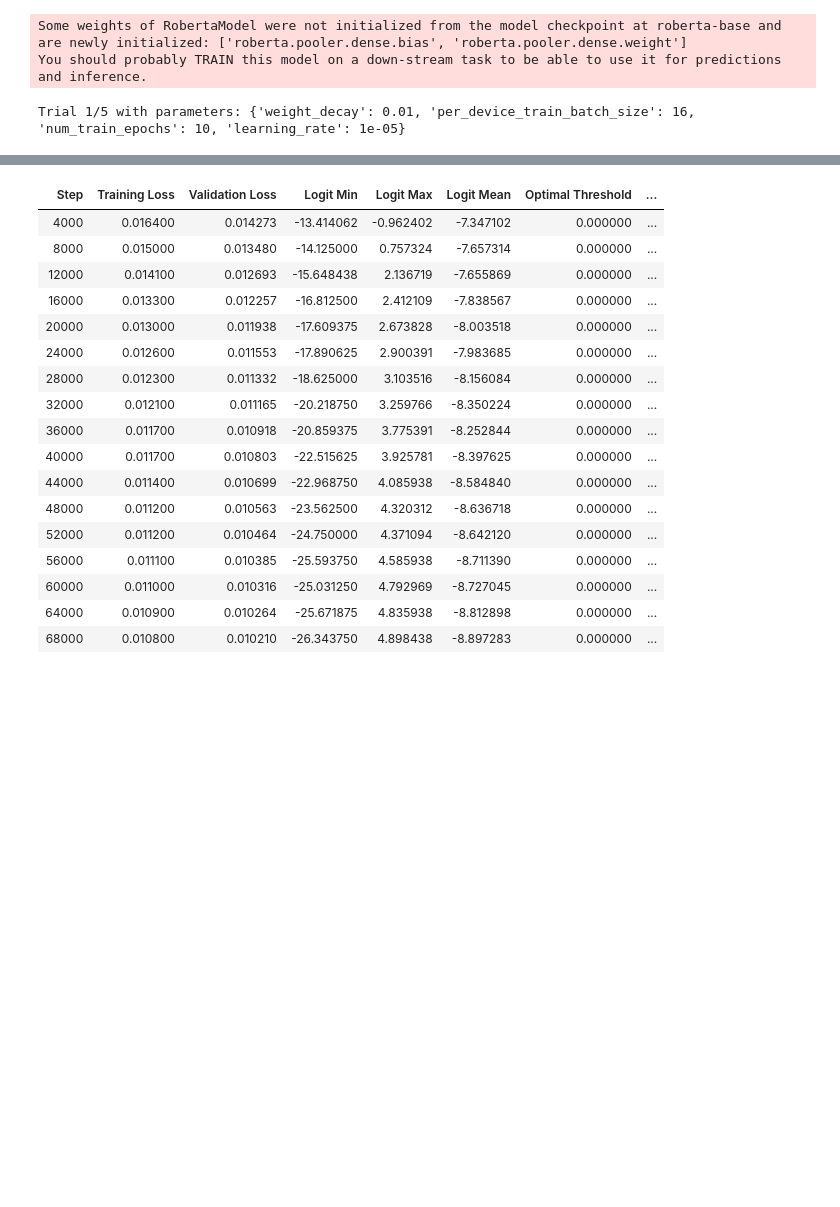
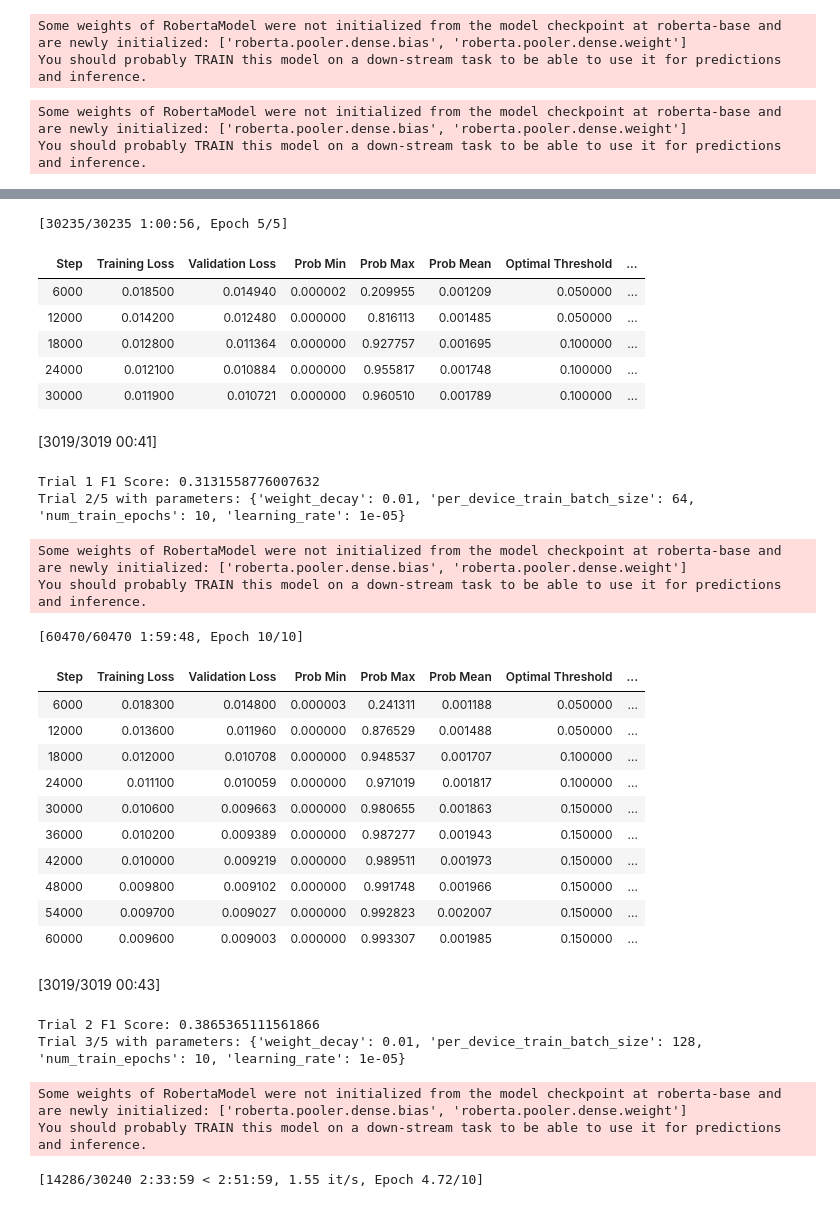
Before and after one commit to jmersinger/Music-Genre-Classification-with-RoBERTa, a Jupyter notebook: analysis.ipynb, the cells around one changed output, grey strips where cells are left out. Saved outputs shown, nothing was run; the diff lists cells and outputs as text; code cells hidden in the pictures; blank space fills up the shorter version.

```diff
--- a/analysis.ipynb
+++ b/analysis.ipynb
@@ -168,11 +168,14 @@ WARNING:tensorflow:From C:\Users\judem\AppData\Local\Packages\PythonSoftwareFoun
 # %%
 # Tokenization function
 def tokenize_data(X):
+    combined_text = X.apply(lambda row: " ".join(row.astype(str)), axis=1)
+
+    # Tokenize the combined text
     return tokenizer(
-        list(X["name"]),
+        combined_text.tolist(),
         padding=True,
         truncation=True,
-        max_length=64,
+        max_length=16,
         return_tensors="pt"
     )
 
@@ -180,9 +183,13 @@ def tokenize_data(X):
 class MultiLabelDataset(torch.utils.data.Dataset):
     def __init__(self, X, y):
         tokenized = tokenize_data(X)
+
         self.input_ids = tokenized["input_ids"]
         self.attention_mask = tokenized["attention_mask"]
         self.labels = torch.tensor(y)
+
+        token_lengths = [len(ids) for ids in self.input_ids]
+        print(f"Token length range: {min(token_lengths)} to {max(token_lengths)}")
 
     def __len__(self):
         return len(self.labels)
@@ -271,9 +294,12 @@ def compute_metrics(pred, threshold_range=(0.0, 0.2, 0.01)):
     }
 # %%
 # Initialize the model
-num_labels = len(y_train[0])
-model = MultiLabelRoBERTa(num_labels=num_labels)
-model.roberta.gradient_checkpointing_enable()
+def initialize_model():
+    num_labels = len(y_train[0])
+    model = MultiLabelRoBERTa(num_labels=num_labels)
+    model.roberta.gradient_checkpointing_enable()
+    return model
+model = initialize_model()
 # %% [output]
 Some weights of RobertaModel were not initialized from the model checkpoint at roberta-base and are newly initialized: ['roberta.pooler.dense.bias', 'roberta.pooler.dense.weight']
 You should probably TRAIN this model on a down-stream task to be able to use it for predictions and inference.
@@ -431,7 +487,7 @@ import torch
 param_grid = {
     "learning_rate": [1e-5],
     "num_train_epochs": [5, 10],
-    "per_device_train_batch_size": [16, 32, 64, 128],
+    "per_device_train_batch_size": [32, 64, 128],
     "weight_decay": [0.01]
 }
 
@@ -447,12 +503,15 @@ best_model = None
 for i, params in enumerate(param_samples):
     print(f"Trial {i+1}/{n_trials} with parameters: {params}")
 
+    model = initialize_model()
+
     # Update TrainingArguments dynamically
     training_args = TrainingArguments(
         output_dir=f"./results/trial_{i}",
         eval_strategy="steps",
-        eval_steps=4000,
-        save_strategy="no",
+        eval_steps=6000,
+        save_strategy="steps",
+        save_steps=6000,
         learning_rate=params["learning_rate"],
         per_device_train_batch_size=params["per_device_train_batch_size"],
         per_device_eval_batch_size=16,
@@ -494,4 +553,5 @@ print(f"Best Parameters: {best_params}")
 # Save the best model
 best_model.save_model("./best-model")
 # %% [output]
-Trial 1/5 with parameters: {'weight_decay': 0.01, 'per_device_train_batch_size': 16, 'num_train_epochs': 10, 'learning_rate': 1e-05}
+Some weights of RobertaModel were not initialized from the model checkpoint at roberta-base and are newly initialized: ['roberta.pooler.dense.bias', 'roberta.pooler.dense.weight']
+You should probably TRAIN this model on a down-stream task to be able to use it for predictions and inference.
@@ -499,18 +559,30 @@ Trial 1/5 with parameters: {'weight_decay': 0.01, 'per_device_train_batch_size':
+[30235/30235 1:00:56, Epoch 5/5]
-| Step | Training Loss | Validation Loss | Logit Min | Logit Max | Logit Mean | Optimal Threshold | ... |
-| 4000 | 0.016400 | 0.014273 | -13.414062 | -0.962402 | -7.347102 | 0.000000 | ... |
-| 8000 | 0.015000 | 0.013480 | -14.125000 | 0.757324 | -7.657314 | 0.000000 | ... |
-| 12000 | 0.014100 | 0.012693 | -15.648438 | 2.136719 | -7.655869 | 0.000000 | ... |
-| 16000 | 0.013300 | 0.012257 | -16.812500 | 2.412109 | -7.838567 | 0.000000 | ... |
-| 20000 | 0.013000 | 0.011938 | -17.609375 | 2.673828 | -8.003518 | 0.000000 | ... |
-| 24000 | 0.012600 | 0.011553 | -17.890625 | 2.900391 | -7.983685 | 0.000000 | ... |
-| 28000 | 0.012300 | 0.011332 | -18.625000 | 3.103516 | -8.156084 | 0.000000 | ... |
-| 32000 | 0.012100 | 0.011165 | -20.218750 | 3.259766 | -8.350224 | 0.000000 | ... |
-| 36000 | 0.011700 | 0.010918 | -20.859375 | 3.775391 | -8.252844 | 0.000000 | ... |
-| 40000 | 0.011700 | 0.010803 | -22.515625 | 3.925781 | -8.397625 | 0.000000 | ... |
-| 44000 | 0.011400 | 0.010699 | -22.968750 | 4.085938 | -8.584840 | 0.000000 | ... |
-| 48000 | 0.011200 | 0.010563 | -23.562500 | 4.320312 | -8.636718 | 0.000000 | ... |
-| 52000 | 0.011200 | 0.010464 | -24.750000 | 4.371094 | -8.642120 | 0.000000 | ... |
-| 56000 | 0.011100 | 0.010385 | -25.593750 | 4.585938 | -8.711390 | 0.000000 | ... |
-| 60000 | 0.011000 | 0.010316 | -25.031250 | 4.792969 | -8.727045 | 0.000000 | ... |
-| 64000 | 0.010900 | 0.010264 | -25.671875 | 4.835938 | -8.812898 | 0.000000 | ... |
-| 68000 | 0.010800 | 0.010210 | -26.343750 | 4.898438 | -8.897283 | 0.000000 | ... |
+| Step | Training Loss | Validation Loss | Prob Min | Prob Max | Prob Mean | Optimal Threshold | ... |
+| 6000 | 0.018500 | 0.014940 | 0.000002 | 0.209955 | 0.001209 | 0.050000 | ... |
+| 12000 | 0.014200 | 0.012480 | 0.000000 | 0.816113 | 0.001485 | 0.050000 | ... |
+| 18000 | 0.012800 | 0.011364 | 0.000000 | 0.927757 | 0.001695 | 0.100000 | ... |
+| 24000 | 0.012100 | 0.010884 | 0.000000 | 0.955817 | 0.001748 | 0.100000 | ... |
+| 30000 | 0.011900 | 0.010721 | 0.000000 | 0.960510 | 0.001789 | 0.100000 | ... |
+[3019/3019 00:41]
+Trial 1 F1 Score: 0.3131558776007632
+Trial 2/5 with parameters: {'weight_decay': 0.01, 'per_device_train_batch_size': 64, 'num_train_epochs': 10, 'learning_rate': 1e-05}
+Some weights of RobertaModel were not initialized from the model checkpoint at roberta-base and are newly initialized: ['roberta.pooler.dense.bias', 'roberta.pooler.dense.weight']
+You should probably TRAIN this model on a down-stream task to be able to use it for predictions and inference.
+[60470/60470 1:59:48, Epoch 10/10]
+| Step | Training Loss | Validation Loss | Prob Min | Prob Max | Prob Mean | Optimal Threshold | ... |
+| 6000 | 0.018300 | 0.014800 | 0.000003 | 0.241311 | 0.001188 | 0.050000 | ... |
+| 12000 | 0.013600 | 0.011960 | 0.000000 | 0.876529 | 0.001488 | 0.050000 | ... |
+| 18000 | 0.012000 | 0.010708 | 0.000000 | 0.948537 | 0.001707 | 0.100000 | ... |
+| 24000 | 0.011100 | 0.010059 | 0.000000 | 0.971019 | 0.001817 | 0.100000 | ... |
+| 30000 | 0.010600 | 0.009663 | 0.000000 | 0.980655 | 0.001863 | 0.150000 | ... |
+| 36000 | 0.010200 | 0.009389 | 0.000000 | 0.987277 | 0.001943 | 0.150000 | ... |
+| 42000 | 0.010000 | 0.009219 | 0.000000 | 0.989511 | 0.001973 | 0.150000 | ... |
+| 48000 | 0.009800 | 0.009102 | 0.000000 | 0.991748 | 0.001966 | 0.150000 | ... |
+| 54000 | 0.009700 | 0.009027 | 0.000000 | 0.992823 | 0.002007 | 0.150000 | ... |
+| 60000 | 0.009600 | 0.009003 | 0.000000 | 0.993307 | 0.001985 | 0.150000 | ... |
+[3019/3019 00:43]
+Trial 2 F1 Score: 0.3865365111561866
+Trial 3/5 with parameters: {'weight_decay': 0.01, 'per_device_train_batch_size': 128, 'num_train_epochs': 10, 'learning_rate': 1e-05}
+Some weights of RobertaModel were not initialized from the model checkpoint at roberta-base and are newly initialized: ['roberta.pooler.dense.bias', 'roberta.pooler.dense.weight']
+You should probably TRAIN this model on a down-stream task to be able to use it for predictions and inference.
+[14286/30240 2:33:59 < 2:51:59, 1.55 it/s, Epoch 4.72/10]
```
Also changed, not shown: parts of 9 cells of this notebook.
